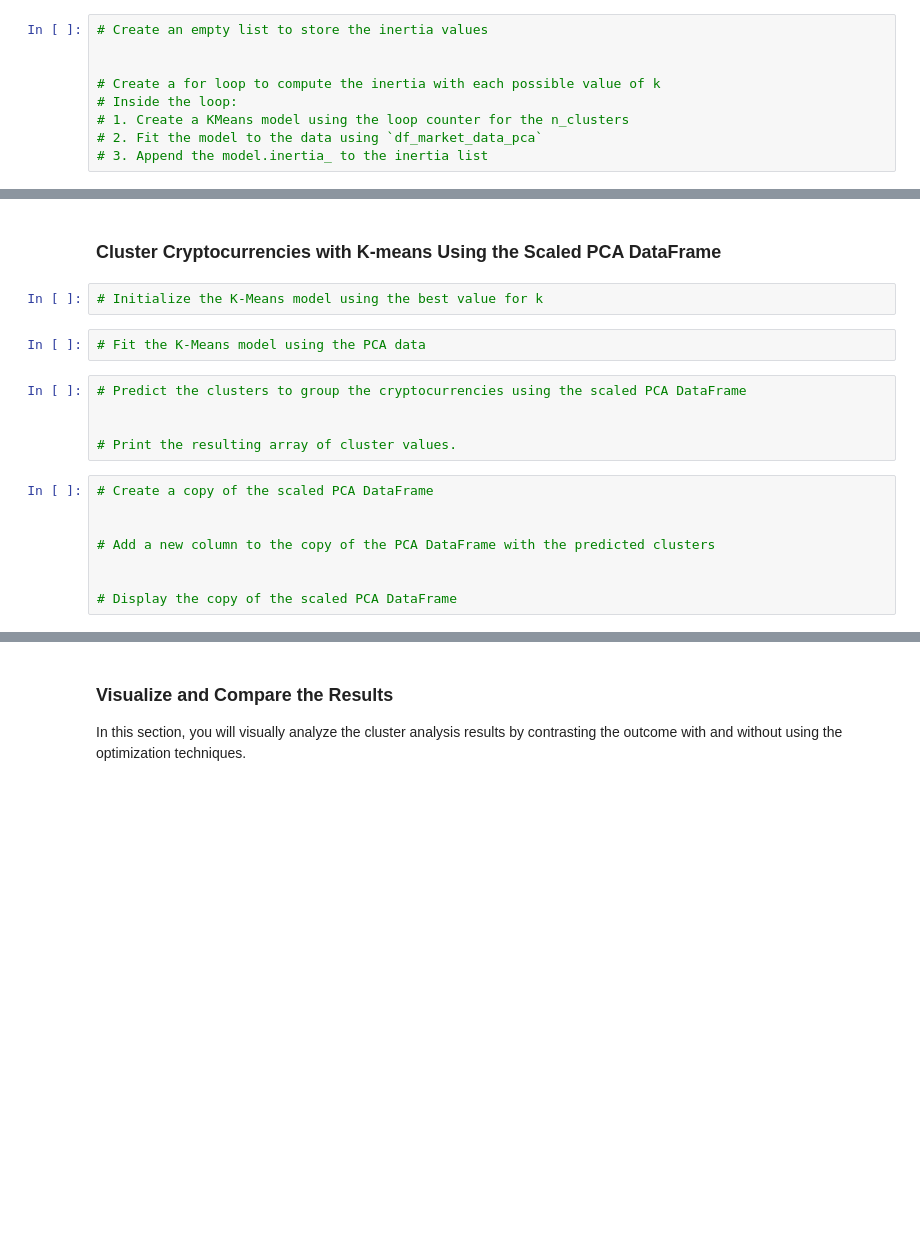
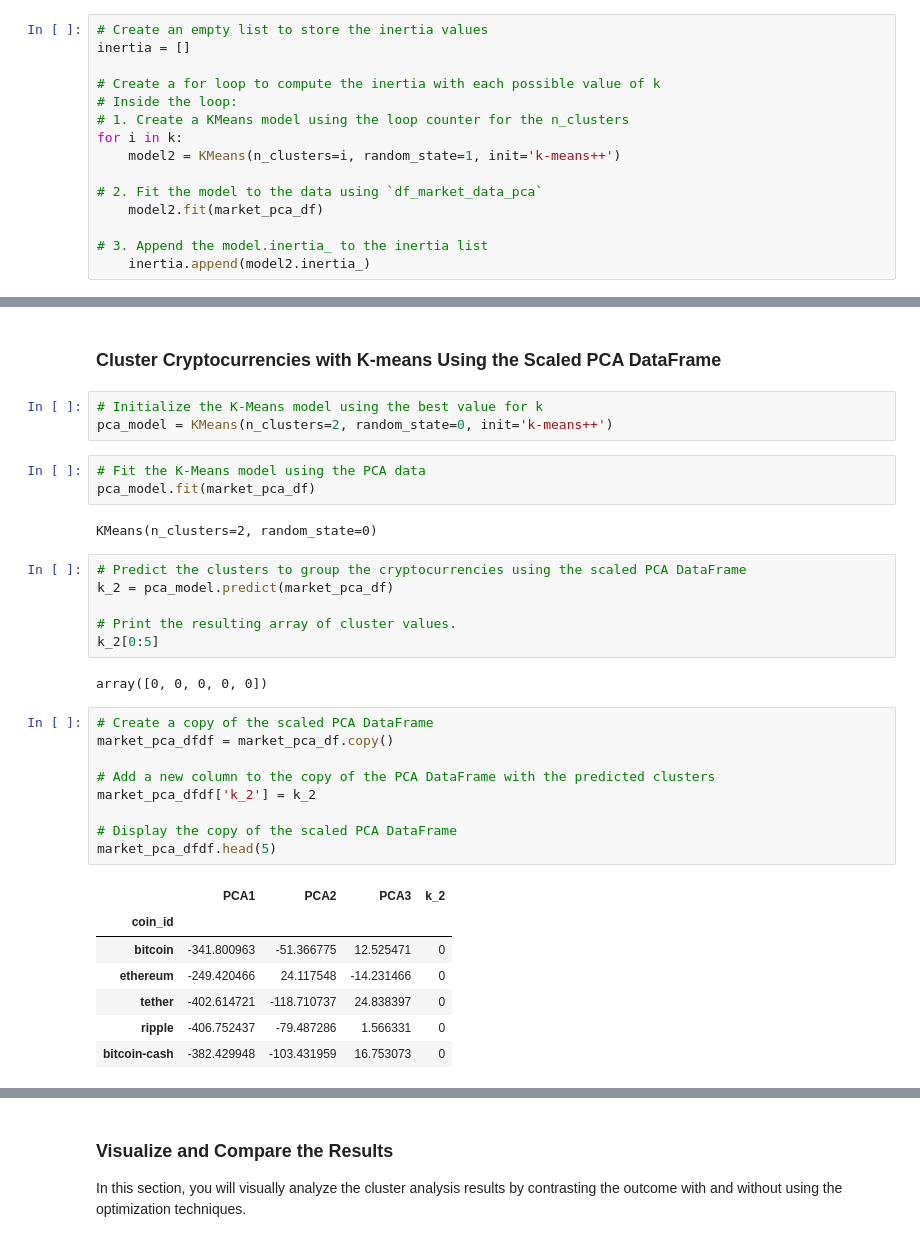
Before and after one commit to natbiorg/CryptoClustering, a Jupyter notebook: Crypto_Clustering_starter_code.ipynb, the cells around one changed output, grey strips where cells are left out. Saved outputs shown, nothing was run; the diff lists cells and outputs as text; blank space fills up the shorter version.

```diff
--- a/Crypto_Clustering_starter_code.ipynb
+++ b/Crypto_Clustering_starter_code.ipynb
@@ -201,11 +271,17 @@ k = list(range(1, 11))
 # %%
 # Create an empty list to store the inertia values
-
+inertia = []
 
 # Create a for loop to compute the inertia with each possible value of k
 # Inside the loop:
 # 1. Create a KMeans model using the loop counter for the n_clusters
+for i in k:
+    model2 = KMeans(n_clusters=i, random_state=1, init='k-means++')
+
 # 2. Fit the model to the data using `df_market_data_pca`
+    model2.fit(market_pca_df)
+
 # 3. Append the model.inertia_ to the inertia list
+    inertia.append(model2.inertia_)
 # %%
 # Create a dictionary with the data to plot the Elbow curve
@@ -229,21 +314,37 @@ k = list(range(1, 11))
 ### Cluster Cryptocurrencies with K-means Using the Scaled PCA DataFrame
 # %%
 # Initialize the K-Means model using the best value for k
+pca_model = KMeans(n_clusters=2, random_state=0, init='k-means++')
 # %%
 # Fit the K-Means model using the PCA data
+pca_model.fit(market_pca_df)
+# %% [output]
+KMeans(n_clusters=2, random_state=0)
 # %%
 # Predict the clusters to group the cryptocurrencies using the scaled PCA DataFrame
-
+k_2 = pca_model.predict(market_pca_df)
 
 # Print the resulting array of cluster values.
+k_2[0:5]
+# %% [output]
+array([0, 0, 0, 0, 0])
 # %%
 # Create a copy of the scaled PCA DataFrame
-
+market_pca_dfdf = market_pca_df.copy()
 
 # Add a new column to the copy of the PCA DataFrame with the predicted clusters
-
+market_pca_dfdf['k_2'] = k_2
 
 # Display the copy of the scaled PCA DataFrame
+market_pca_dfdf.head(5)
+# %% [output]
+|  | PCA1 | PCA2 | PCA3 | k_2 |
+| coin_id |  |  |  |  |
+| bitcoin | -341.800963 | -51.366775 | 12.525471 | 0 |
+| ethereum | -249.420466 | 24.117548 | -14.231466 | 0 |
+| tether | -402.614721 | -118.710737 | 24.838397 | 0 |
+| ripple | -406.752437 | -79.487286 | 1.566331 | 0 |
+| bitcoin-cash | -382.429948 | -103.431959 | 16.753073 | 0 |
 # %%
 # Create a scatter plot using hvPlot by setting
 # `x="PC1"` and `y="PC2"`.
```
Also changed, not shown: parts of 22 cells of this notebook.
